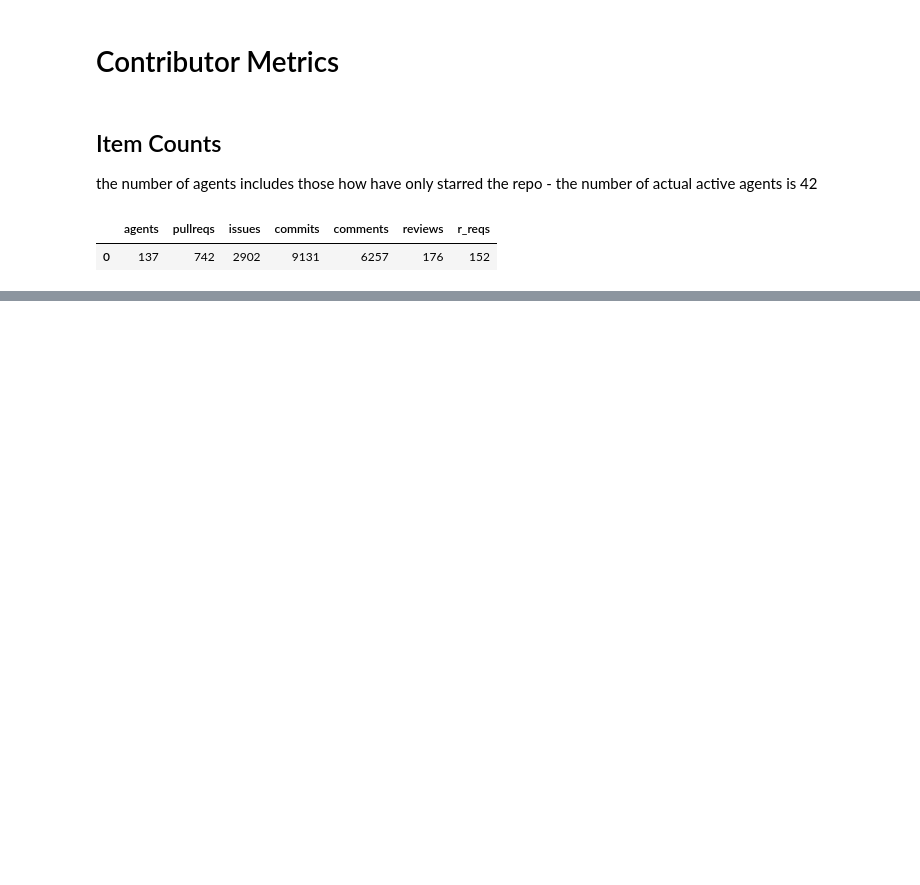
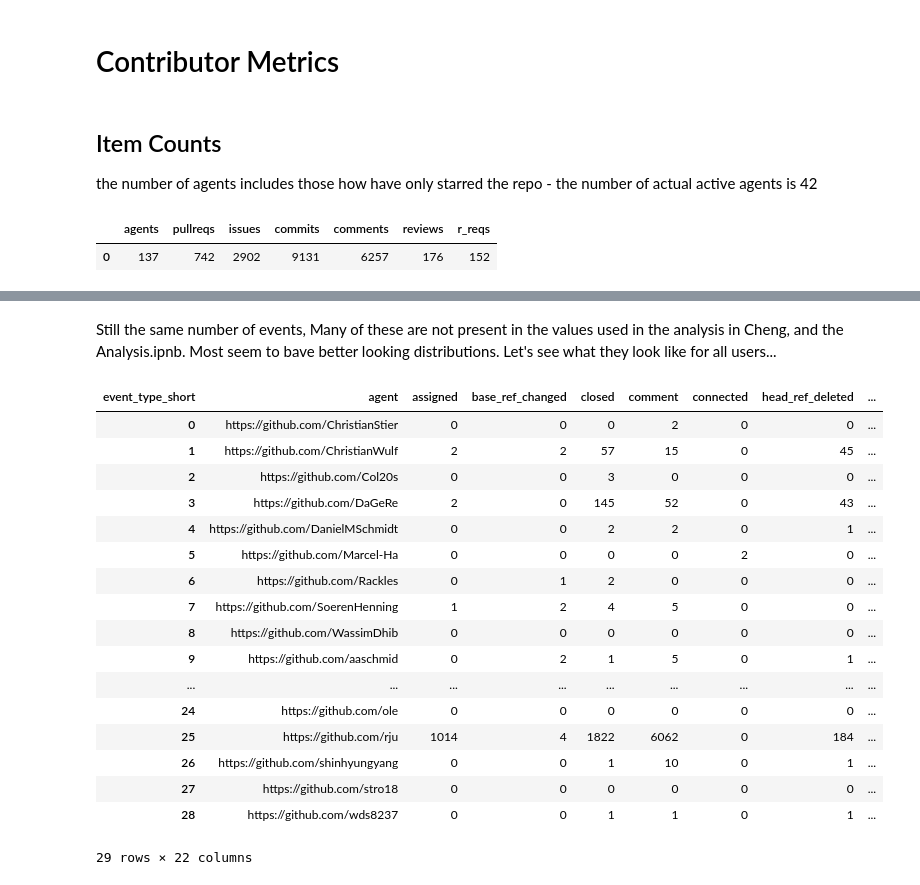
Before and after one commit to RSEMetaScience/kieker_analysis, a Jupyter notebook: notebooks/contributor_metrics.ipynb, the cells around one changed output, grey strips where cells are left out. Saved outputs shown, nothing was run; the diff lists cells and outputs as text; code cells hidden in the pictures; blank space fills up the shorter version.

Commit message:
drop some users

```diff
--- a/notebooks/contributor_metrics.ipynb
+++ b/notebooks/contributor_metrics.ipynb
@@ -41,0 +88,24 @@ The user activities and counts present in Kieker are:
+# %% [markdown]
+Still the same number of events, Many of these are not present in the values used in the analysis in Cheng, and the Analysis.ipnb. Most seem to bave better looking distributions. Let's see what they look like for all users...
+# %%
+from kieker_analysis.stats.contributor_metrics import get_all_user_metrics
+get_all_user_metrics()
+# %% [output]
+| event_type_short | agent | assigned | base_ref_changed | closed | comment | connected | head_ref_deleted | ... |
+| 0 | https://github.com/ChristianStier | 0 | 0 | 0 | 2 | 0 | 0 | ... |
+| 1 | https://github.com/ChristianWulf | 2 | 2 | 57 | 15 | 0 | 45 | ... |
+| 2 | https://github.com/Col20s | 0 | 0 | 3 | 0 | 0 | 0 | ... |
+| 3 | https://github.com/DaGeRe | 2 | 0 | 145 | 52 | 0 | 43 | ... |
+| 4 | https://github.com/DanielMSchmidt | 0 | 0 | 2 | 2 | 0 | 1 | ... |
+| 5 | https://github.com/Marcel-Ha | 0 | 0 | 0 | 0 | 2 | 0 | ... |
+| 6 | https://github.com/Rackles | 0 | 1 | 2 | 0 | 0 | 0 | ... |
+| 7 | https://github.com/SoerenHenning | 1 | 2 | 4 | 5 | 0 | 0 | ... |
+| 8 | https://github.com/WassimDhib | 0 | 0 | 0 | 0 | 0 | 0 | ... |
+| 9 | https://github.com/aaschmid | 0 | 2 | 1 | 5 | 0 | 1 | ... |
+| ... | ... | ... | ... | ... | ... | ... | ... | ... |
+| 24 | https://github.com/ole | 0 | 0 | 0 | 0 | 0 | 0 | ... |
+| 25 | https://github.com/rju | 1014 | 4 | 1822 | 6062 | 0 | 184 | ... |
+| 26 | https://github.com/shinhyungyang | 0 | 0 | 1 | 10 | 0 | 1 | ... |
+| 27 | https://github.com/stro18 | 0 | 0 | 0 | 0 | 0 | 0 | ... |
+| 28 | https://github.com/wds8237 | 0 | 0 | 1 | 1 | 0 | 1 | ... |
+29 rows × 22 columns
```
Also changed, not shown: parts of 6 cells of this notebook.
